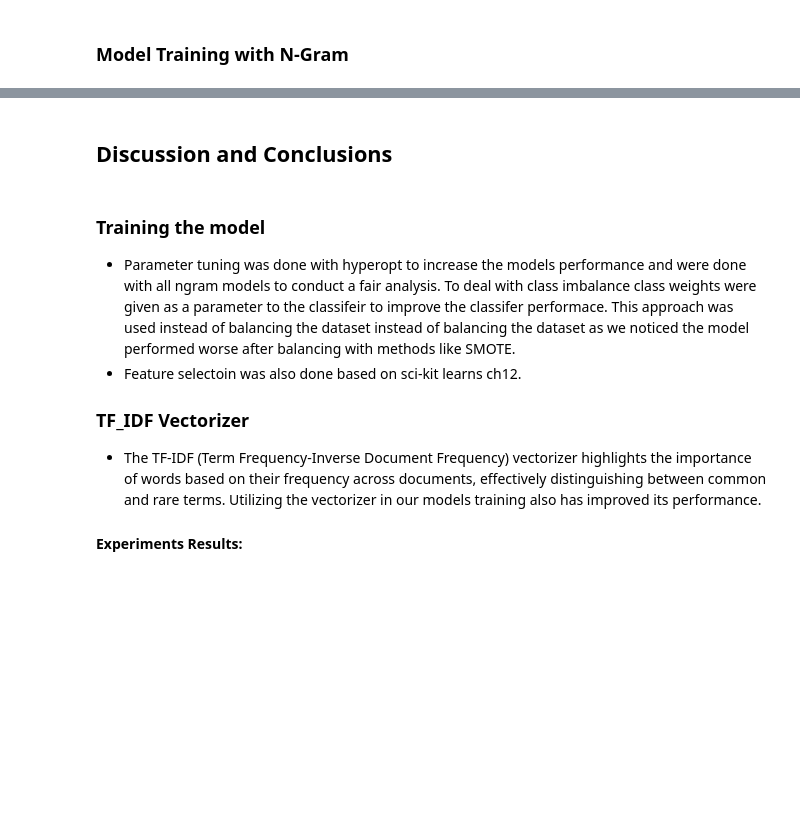
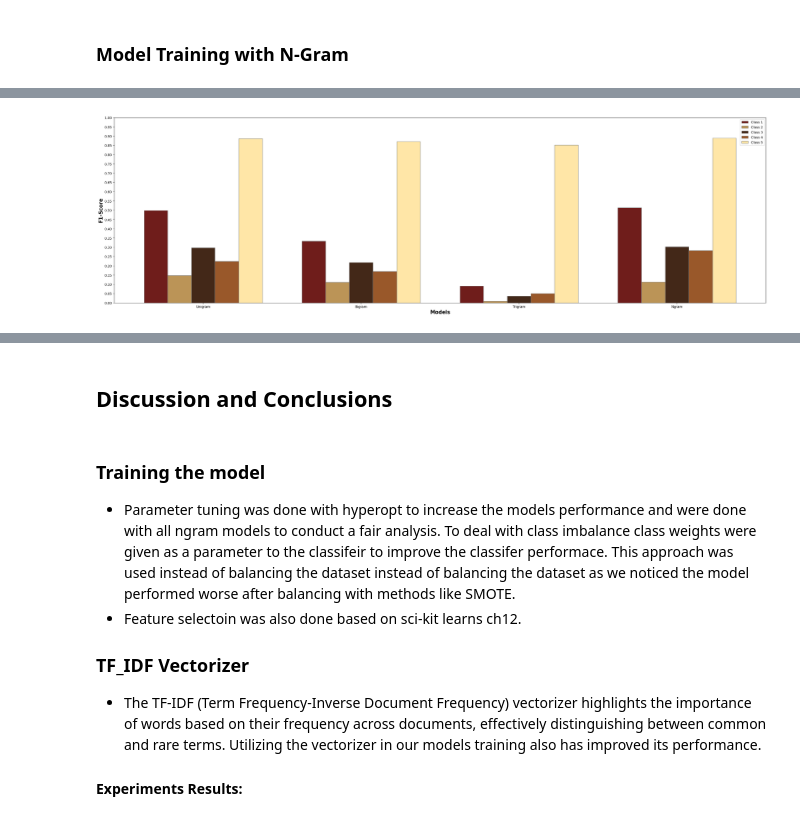
Before and after one commit to nuratamton/Amazon-Reviews, a Jupyter notebook: Cw2_Amazon_Final.ipynb, the cells around one changed output, grey strips where cells are left out. Drawn from its saved outputs; the diff is of its cells as text; code cells hidden in the pictures; blank space fills up the shorter version.

Commit message:
graphs added

```diff
--- a/Cw2_Amazon_Final.ipynb
+++ b/Cw2_Amazon_Final.ipynb
@@ -718,2 +716,0 @@ classification_report(y_pred,y_test)
-# %%
-acc_graph.append(0.78)
@@ -796,3 +808,11 @@ weighted avg       0.92      0.80      0.84    194189
+# %%
+f1score = f1_score(y_pred_tri,y_test, average=None)
+acc_graph.append(accuracy_score(y_pred_tri,y_test))
+class_1_graph.append(f1score[0])
+class_2_graph.append(f1score[1])
+class_3_graph.append(f1score[2])
+class_4_graph.append(f1score[3])
+class_5_graph.append(f1score[4])
 # %%
 plot(y_pred_tri,y_test)
 # %% [output]
@@ -833,3 +853,11 @@ weighted avg       0.90      0.81      0.84    194189
+# %%
+f1score = f1_score(y_pred_ngram,y_test, average=None)
+acc_graph.append(accuracy_score(y_pred_ngram,y_test))
+class_1_graph.append(f1score[0])
+class_2_graph.append(f1score[1])
+class_3_graph.append(f1score[2])
+class_4_graph.append(f1score[3])
+class_5_graph.append(f1score[4])
 # %%
 plot(y_pred_ngram,y_test)
 # %% [output]
@@ -836,0 +865,27 @@ plot(y_pred_ngram,y_test)
+# %%
+barWidth = 0.15
+fig,ax = plt.subplots(figsize =(35, 10))
+
+br1 = np.arange(len(acc_graph))
+br2 = [x + barWidth for x in br1]
+br3 = [x + barWidth for x in br2]
+br4 = [x + barWidth for x in br3]
+br5 = [x + barWidth for x in br4]
+
+plt.bar(br1, class_1_graph, color ='#6F1D1B', width = barWidth, edgecolor ='grey', label ='Class 1')
+plt.bar(br2, class_2_graph, color ='#BB9457', width = barWidth, edgecolor ='grey', label ='Class 2')
+plt.bar(br3, class_3_graph, color ='#432818', width = barWidth, edgecolor ='grey', label ='Class 3')
+plt.bar(br4, class_4_graph, color ='#99582A', width = barWidth, edgecolor ='grey', label ='Class 4')
+plt.bar(br5, class_5_graph, color ='#FFE6A7', width = barWidth, edgecolor ='grey', label ='Class 5')
+
+ax.set_yticks(np.arange(0, 1.05, 0.05))
+
+plt.xlabel('Models', fontweight ='bold', fontsize = 15)
+plt.ylabel('F1-Score', fontweight ='bold', fontsize = 15)
+plt.xticks([r + 2 * barWidth for r in range(len(acc_graph))],
+        ['Unigram', 'Bigram', 'Trigram', 'Ngram'])
+
+plt.legend()
+plt.show()
+# %% [output]
+[figure, added]
```
Also changed, not shown: parts of 17 cells of this notebook.
